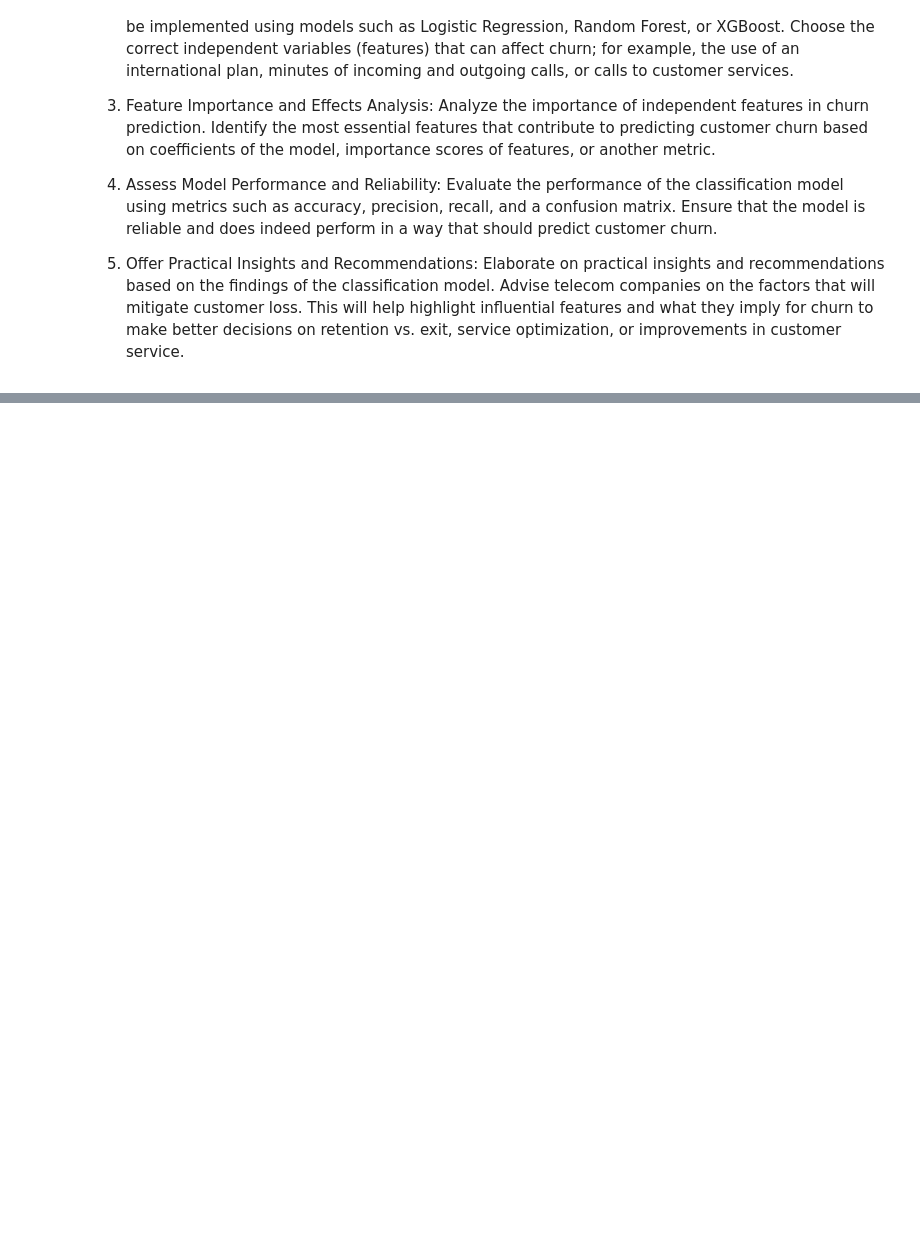
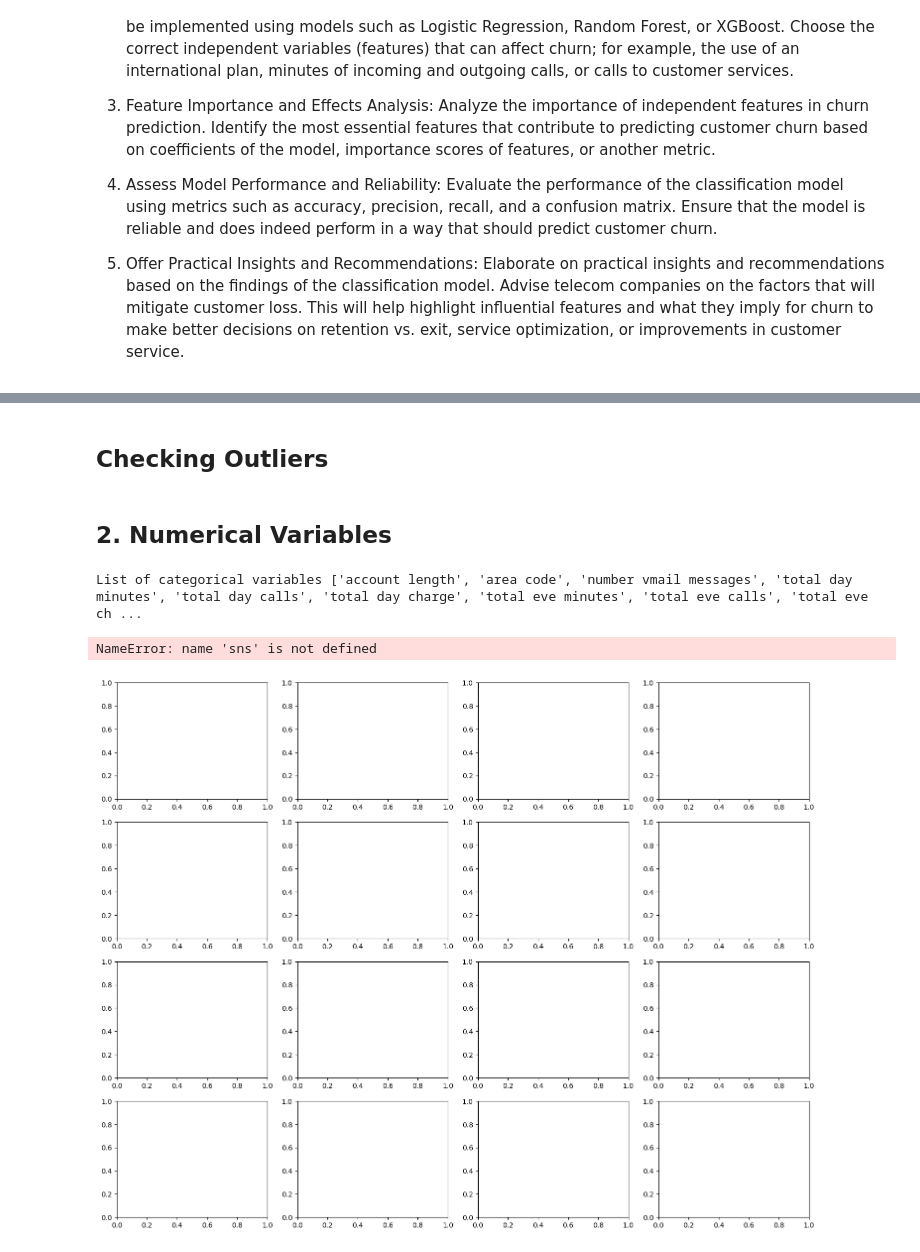
Before and after one commit to MitchMatt/SyriaTel-Customer-Churn, a Jupyter notebook: index.ipynb, the cells around one changed output, grey strips where cells are left out. Cells and saved outputs as stored; diff of their text form; code cells hidden in the pictures; blank space fills up the shorter version.

```diff
--- a/index.ipynb
+++ b/index.ipynb
@@ -37,0 +227,31 @@ Elaborate on practical insights and recommendations based on the findings of the
+# %% [markdown]
+## Checking Outliers
+# %% [markdown]
+## 2. Numerical Variables
+# %%
+# Extracting the numerical variables from the data
+# extract the categorical variables in the dataset
+categorical = [ cat for cat in df.columns if df[cat].dtypes !='O']
+print('List of categorical variables {}'.format(categorical))
+# %% [output]
+List of categorical variables ['account length', 'area code', 'number vmail messages', 'total day minutes', 'total day calls', 'total day charge', 'total eve minutes', 'total eve calls', 'total eve ch ...
+# %%
+# Define the number of rows and columns for subplots
+rows = 4  # Number of rows for subplots
+cols = 4  # Number of columns for subplots
+
+fig, axes = plt.subplots(rows, cols, figsize=(18, 14))
+axes = axes.ravel()  # Flatten the 2D array of subplots into a 1D array
+
+for i, column in enumerate(numerical_variables):
+    sns.histplot(df[column], bins=20, kde=True, ax=axes[i])
+    axes[i].set_title(f'Distribution of {column}')
+
+for i in range(len(numerical_variables), rows * cols):
+    axes[i].axis('off')
+
+plt.tight_layout()
+plt.show()
+# %% [output]
+NameError: name 'sns' is not defined
+[figure, added]
```
Also changed, not shown: parts of 38 cells of this notebook.
